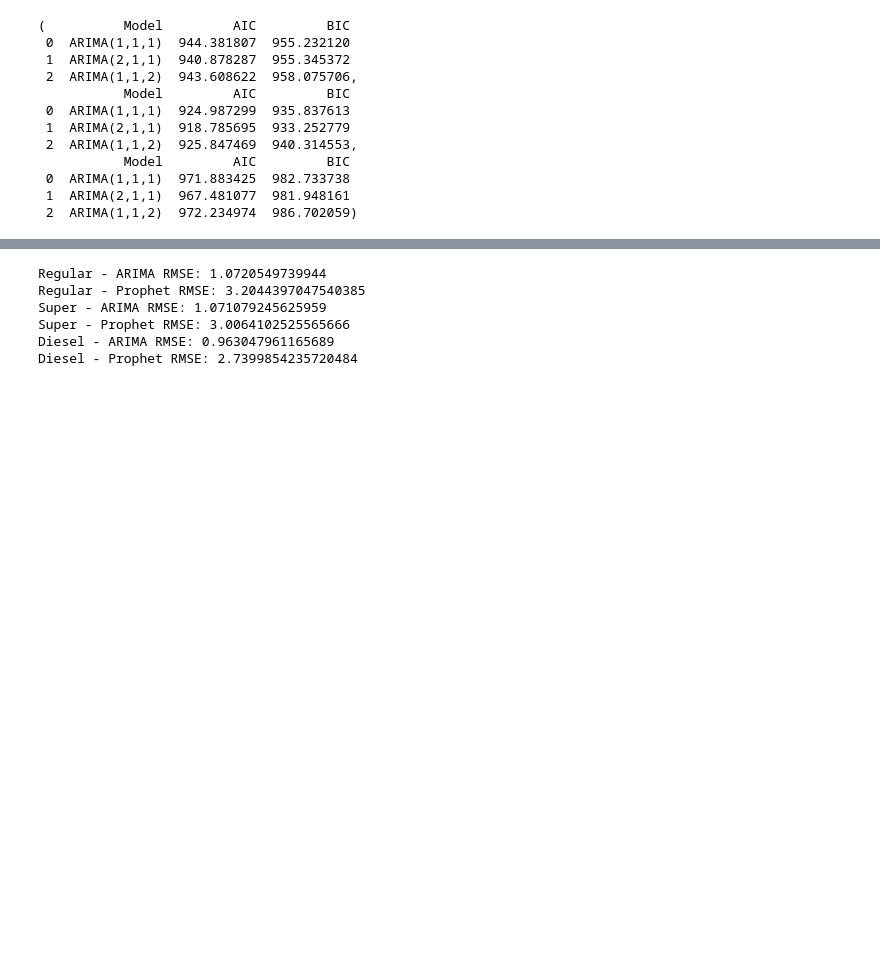
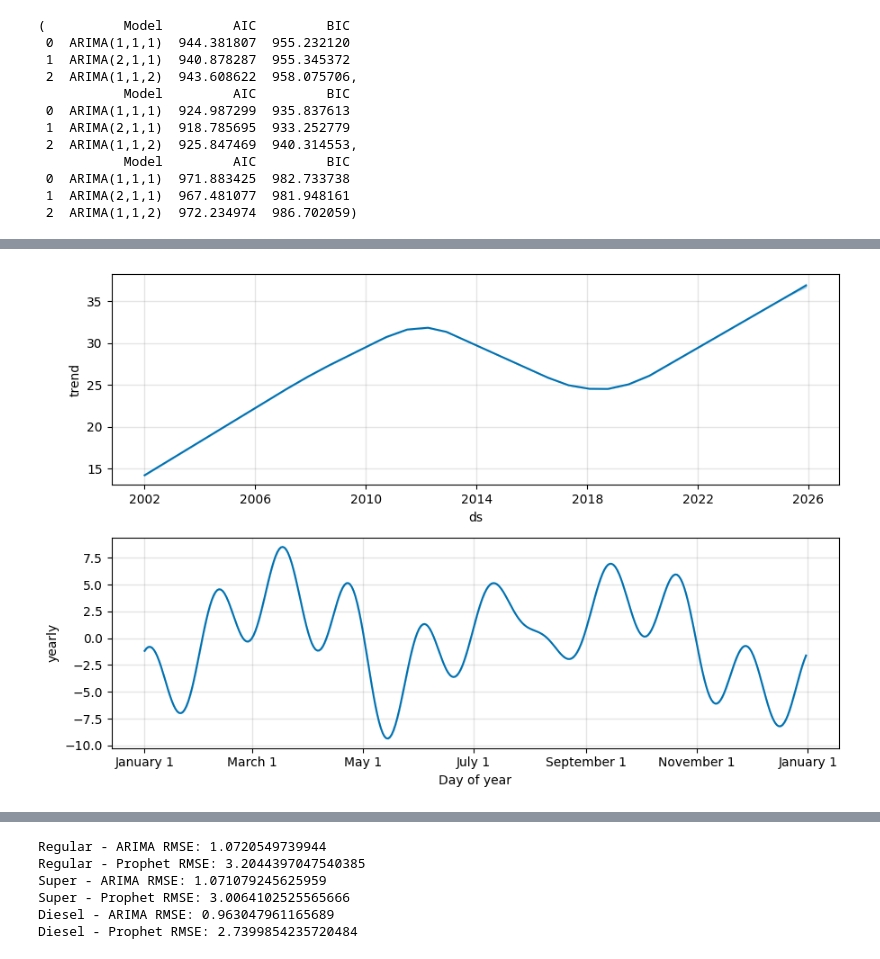
Before and after one commit to FabianJuarez182/DT-LAB2, a Jupyter notebook: DS_LAB2.ipynb, the cells around one changed output, grey strips where cells are left out. Saved outputs shown, nothing was run; the diff lists cells and outputs as text; code cells hidden in the pictures; blank space fills up the shorter version.

```diff
--- a/DS_LAB2.ipynb
+++ b/DS_LAB2.ipynb
@@ -593,0 +601,5 @@ INFO:cmdstanpy:Chain [1] done processing
+# %%
+# Super
+prophet_model_super.plot_components(forecast_super).show()
+# %% [output]
+[figure, added]
```
Also changed, not shown: parts of 17 cells of this notebook.
